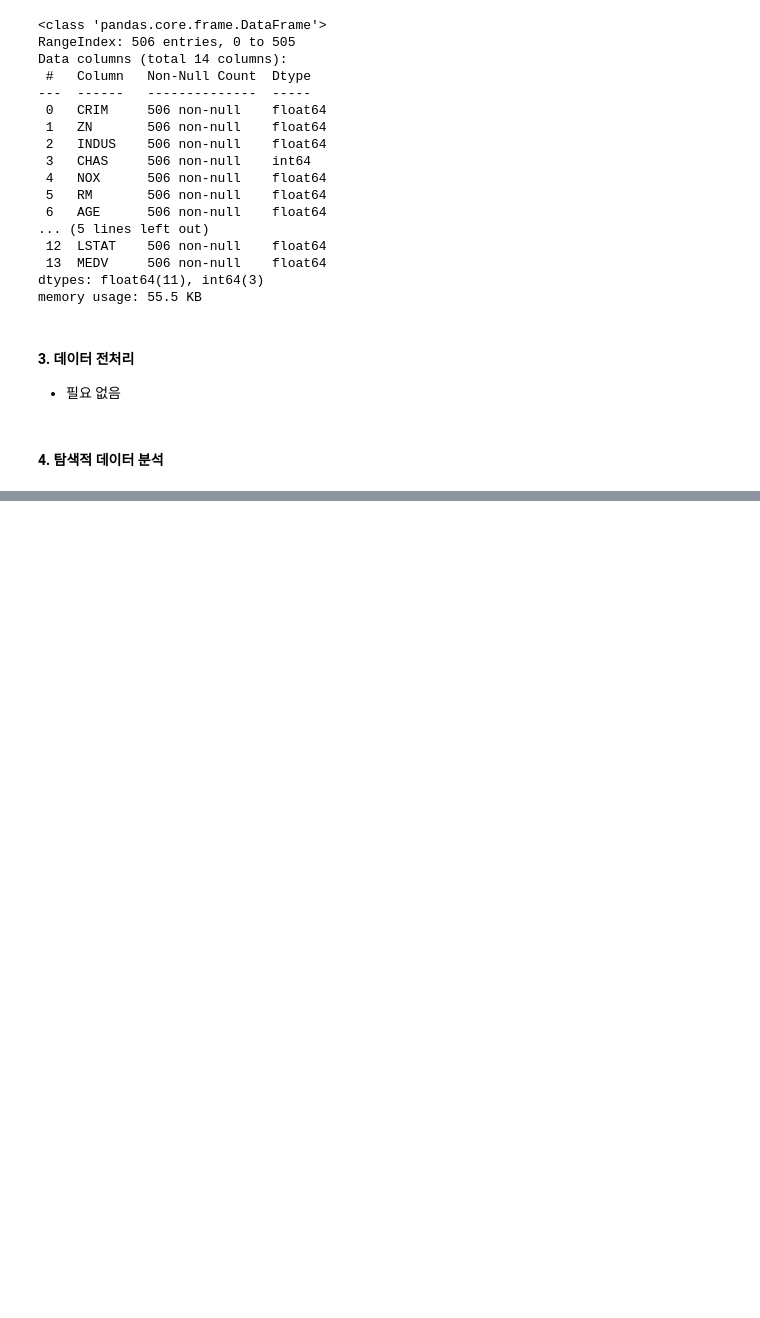
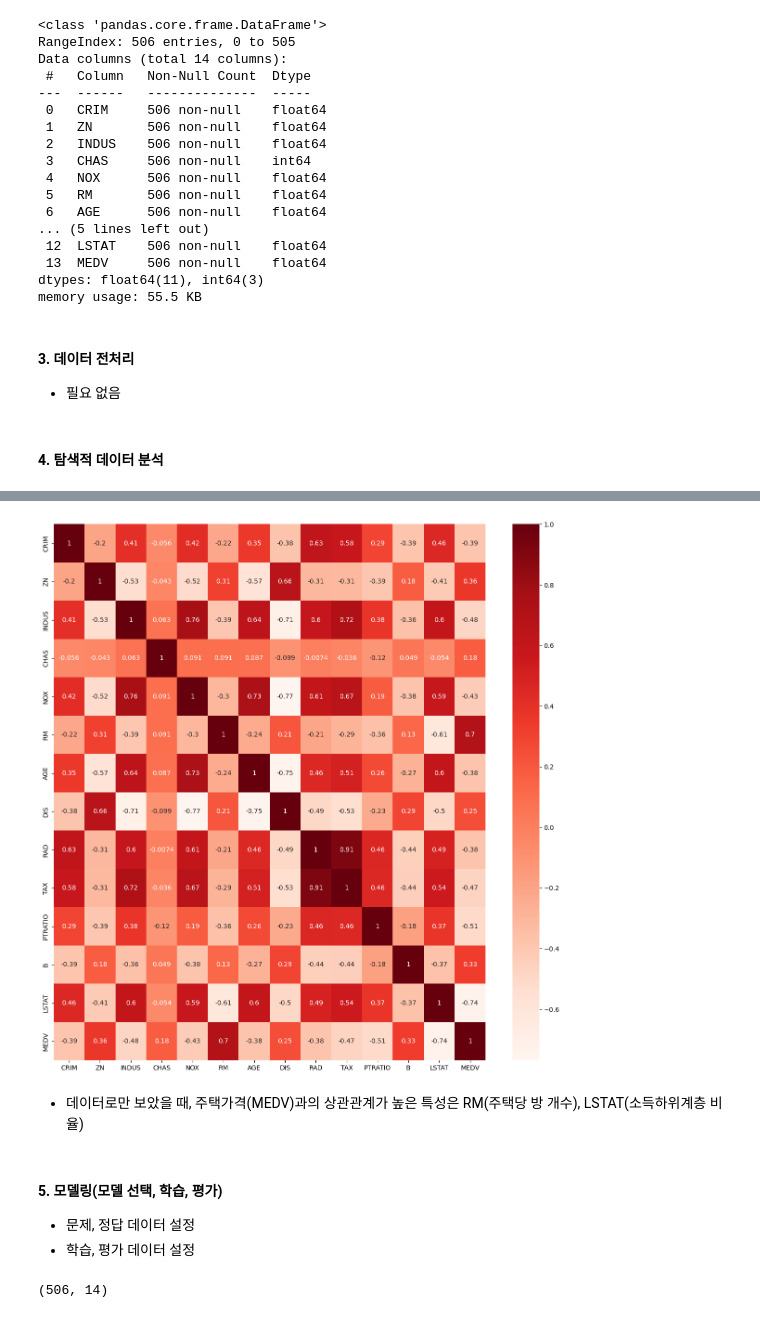
Before and after one commit to copy-del/practice-project-study, a Jupyter notebook: hoseong/machin learning/ex07_보스턴 주택 가격 예측.ipynb, the cells around one changed output, grey strips where cells are left out. Cells and saved outputs as stored; diff of their text form; code cells hidden in the pictures; blank space fills up the shorter version.

```diff
--- a/hoseong/machin learning/ex07_보스턴 주택 가격 예측.ipynb
+++ b/hoseong/machin learning/ex07_보스턴 주택 가격 예측.ipynb
@@ -72,3 +72,20 @@ data.corr()
 | B | -0.385064 | 0.175520 | -0.356977 | 0.048788 | -0.380051 | 0.128069 | -0.273534 | 0.291512 | -0.444413 | -0.441808 | -0.177383 | ... |
 | LSTAT | 0.455621 | -0.412995 | 0.603800 | -0.053929 | 0.590879 | -0.613808 | 0.602339 | -0.496996 | 0.488676 | 0.543993 | 0.374044 | ... |
 | MEDV | -0.388305 | 0.360445 | -0.483725 | 0.175260 | -0.427321 | 0.695360 | -0.376955 | 0.249929 | -0.381626 | -0.468536 | -0.507787 | ... |
+# %%
+plt.figure(figsize=(15,15))
+
+# 상관계수 히트맵
+sns.heatmap(data = data.corr(),
+           annot = True, # annotation : 각 셀에 상관계수 값 출력 여부
+           cmap = 'Reds'
+           )
+plt.show()
+# %% [output]
+[figure, added]
+# %% [markdown]
+- 데이터로만 보았을 때, 주택가격(MEDV)과의 상관관계가 높은 특성은 RM(주택당 방 개수), LSTAT(소득하위계층 비율)
+# %% [markdown]
+#### 5. 모델링(모델 선택, 학습, 평가)
+- 문제, 정답 데이터 설정
+- 학습, 평가 데이터 설정
@@ -74,0 +94,4 @@ data.corr()
+# %%
+data.shape
+# %% [output]
+(506, 14)
```
Also changed, not shown: parts of 52 cells of this notebook, 1 other file.
